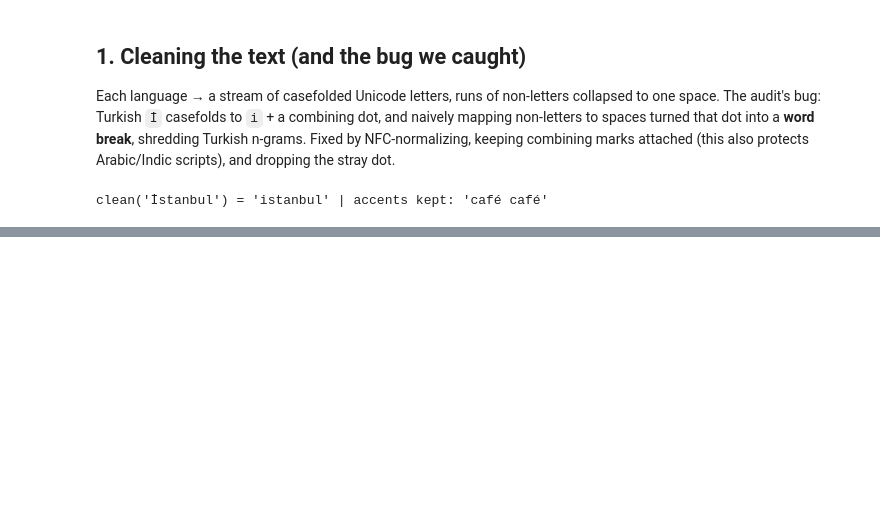
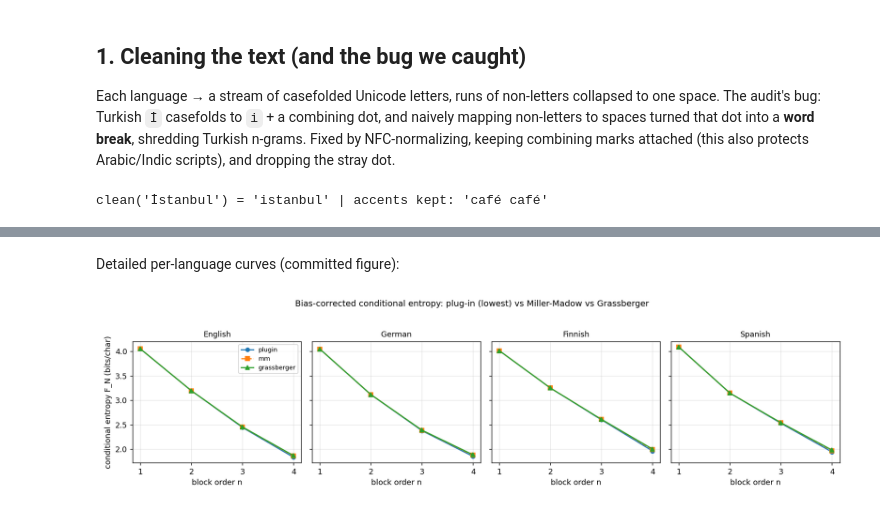
Before and after one commit to opalsaints/language-family-trees, a Jupyter notebook: LanguageTrees.ipynb, the cells around one changed output, grey strips where cells are left out. Drawn from its saved outputs; the diff is of its cells as text; code cells hidden in the pictures; blank space fills up the shorter version.

```diff
--- a/LanguageTrees.ipynb
+++ b/LanguageTrees.ipynb
@@ -49,6 +52,10 @@ import matplotlib.pyplot as plt
 %matplotlib inline
 
 REPO_DIR = os.path.dirname(os.path.abspath(bc.__file__))   # for committed figures
+def show_fig(name):
+    from IPython.display import Image, display
+    p = os.path.join(REPO_DIR, "figures", name)
+    display(Image(p)) if os.path.exists(p) else print("(figure", name, "not found — run the script that builds it)")
 # get the corpus (cloned next to biblecorpus.py so its paths resolve)
 cdir = os.path.join(os.path.dirname(bc.__file__), "corpus", "bible-corpus")
 if not os.path.isdir(os.path.join(cdir, "bibles")):
@@ -363,0 +137,6 @@ Hermjakob, May & Knight 2018 (uroman); Paninski 2003.
+# %% [markdown]
+Detailed per-language curves (committed figure):
+# %%
+show_fig("entropy_estimators.png")
+# %% [output]
+[figure, added]
```
Also changed, not shown: parts of 60 cells of this notebook, 34 other files.
